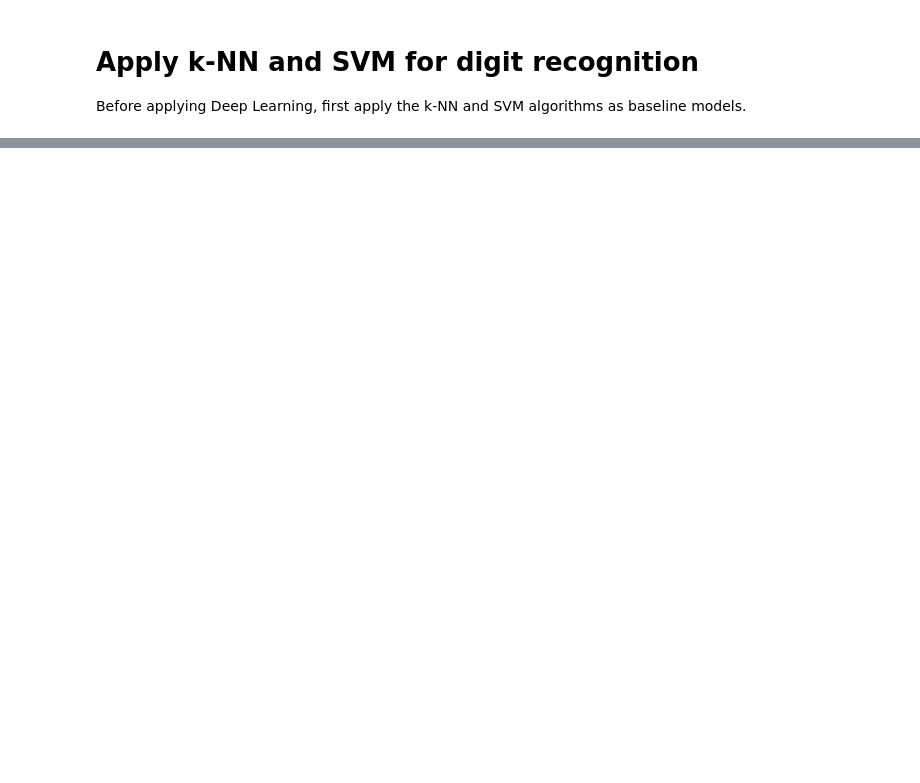
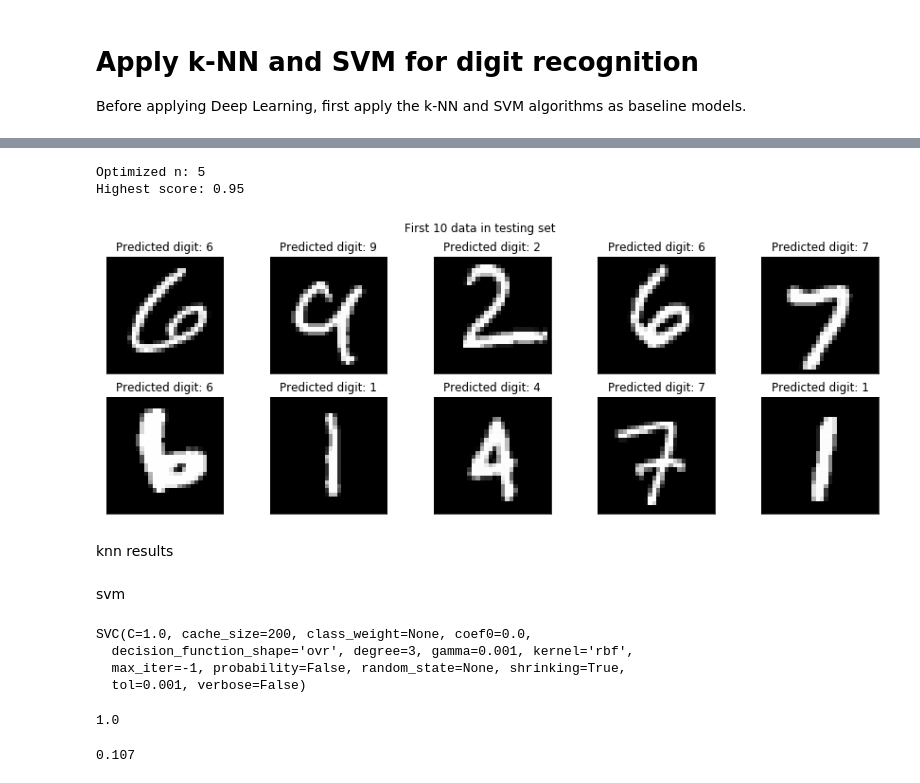
Before and after one commit to pochiehliu/CNN-for-Digit-Recognition, a Jupyter notebook: Step 2. Baseline model (kNN and SVM).ipynb, the cells around one changed output, grey strips where cells are left out. Drawn from its saved outputs; the diff is of its cells as text; code cells hidden in the pictures; blank space fills up the shorter version.

```diff
--- a/Step 2. Baseline model (kNN and SVM).ipynb
+++ b/Step 2. Baseline model (kNN and SVM).ipynb
@@ -42,0 +75,34 @@ int
+# %%
+(best_n, best_score) = sorted(scores,key = lambda x: x[1])[-1]
+print('Optimized n: ' + str(best_n))
+print('Highest score: ' + str(best_score))
+# %% [output]
+Optimized n: 5
+Highest score: 0.95
+# %%
+kNN_model = KNeighborsClassifier(best_n).fit(train_images_sample, train_labels_sample)
+# %%
+Prediction = kNN_model.predict(test_images_sample)
+# %%
+def squareFormat(x):
+    square = np.array(x)
+    square.resize(28,28)
+    return square
+
+def showImg(x,label):
+    plt.imshow(x, cmap = 'gray')
+    plt.title('Predicted digit: '+ str(label))
+    plt.xticks([])
+    plt.yticks([])
+# %%
+fig = plt.figure(figsize = (15,5))
+_ = fig.suptitle('First 10 data in testing set')
+for i in range(1,11):
+    plt.subplot(2,5,i)
+    showImg(squareFormat(test_images_sample[i-1]), Prediction[i-1])
+# %% [output]
+[figure, added]
+# %% [markdown]
+knn results
+# %% [markdown]
+svm
@@ -42,0 +113,15 @@ int
+# %%
+svm_model.fit(train_images_sample, train_labels_sample)
+# %% [output]
+SVC(C=1.0, cache_size=200, class_weight=None, coef0=0.0,
+  decision_function_shape='ovr', degree=3, gamma=0.001, kernel='rbf',
+  max_iter=-1, probability=False, random_state=None, shrinking=True,
+  tol=0.001, verbose=False)
+# %%
+svm_model.score(train_images_sample, train_labels_sample)
+# %% [output]
+1.0
+# %%
+svm_model.score(test_images_sample, test_labels_sample)
+# %% [output]
+0.107
```
Also changed, not shown: parts of 18 cells of this notebook, 1 other file.
